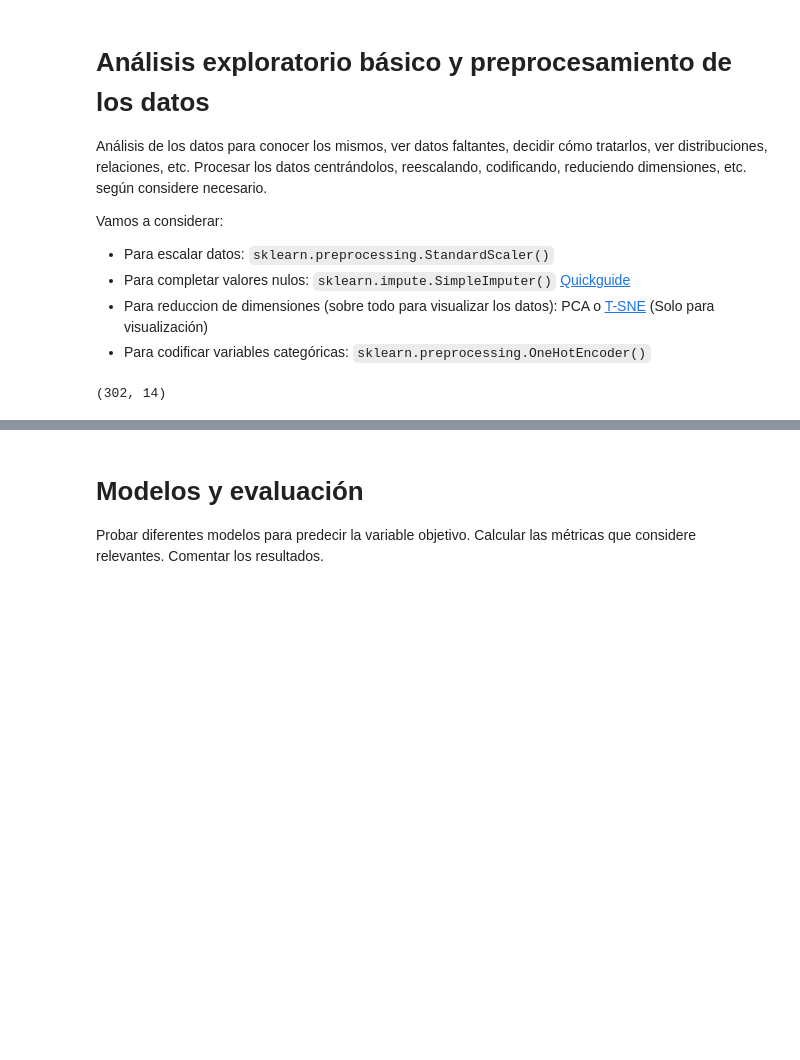
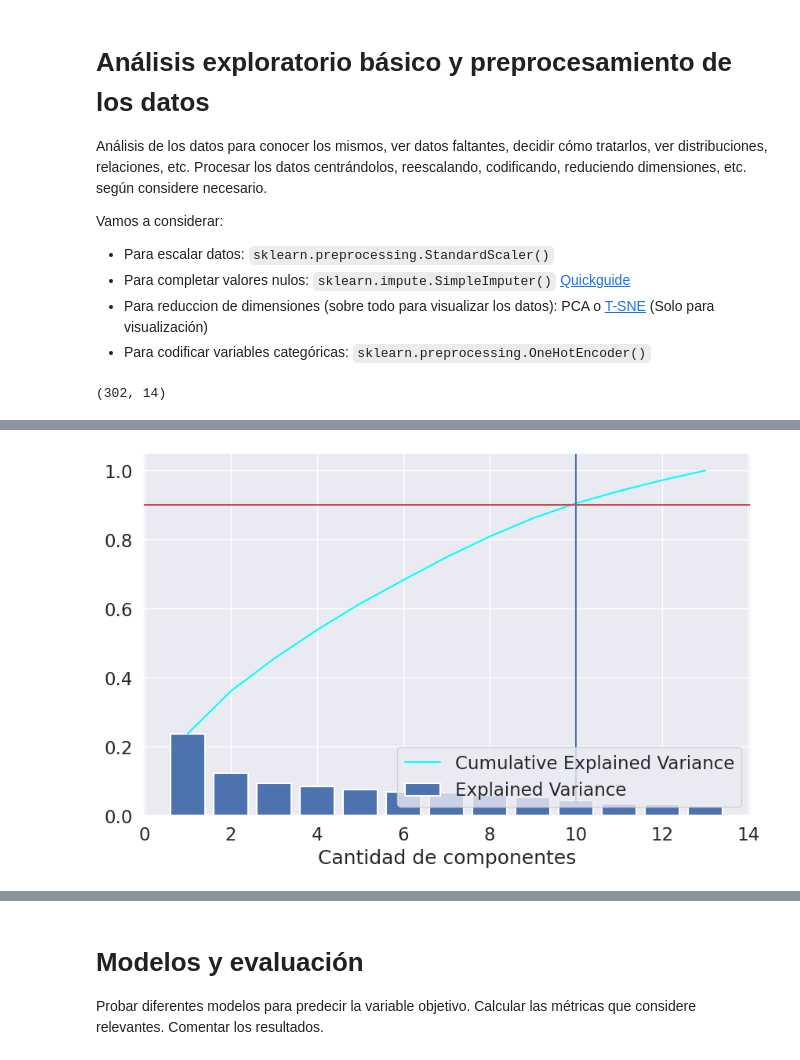
Before and after one commit to FIUBA-Posgrado-Inteligencia-Artificial/intro_ia, a Jupyter notebook: tp_integrador_enunciado/template_tp_integrador_dataset.ipynb, the cells around one changed output, grey strips where cells are left out. Drawn from its saved outputs; the diff is of its cells as text; code cells hidden in the pictures; blank space fills up the shorter version.

```diff
--- a/tp_integrador_enunciado/template_tp_integrador_dataset.ipynb
+++ b/tp_integrador_enunciado/template_tp_integrador_dataset.ipynb
@@ -131,0 +204,13 @@ my_data.describe(include=["object"])
+# %%
+pca_2 = PCA(n_components=13, random_state=RANDOM_STATE).fit(X_scaled)
+fig, ax = plt.subplots(figsize=(10,6))
+x_values = range(1, pca_2.n_components_+1)
+ax.bar(x_values, pca_2.explained_variance_ratio_, lw=1.5, label='Explained Variance')
+ax.plot(x_values, np.cumsum(pca_2.explained_variance_ratio_), lw=1.5, label='Cumulative Explained Variance', color='cyan')
+plt.axvline(10, c='b')
+plt.axhline(0.9, c='r')
+ax.set_xlabel('Cantidad de componentes')
+plt.legend(loc=4)
+plt.show()
+# %% [output]
+[figure, added]
```
Also changed, not shown: parts of 19 cells of this notebook, 1 other file.
